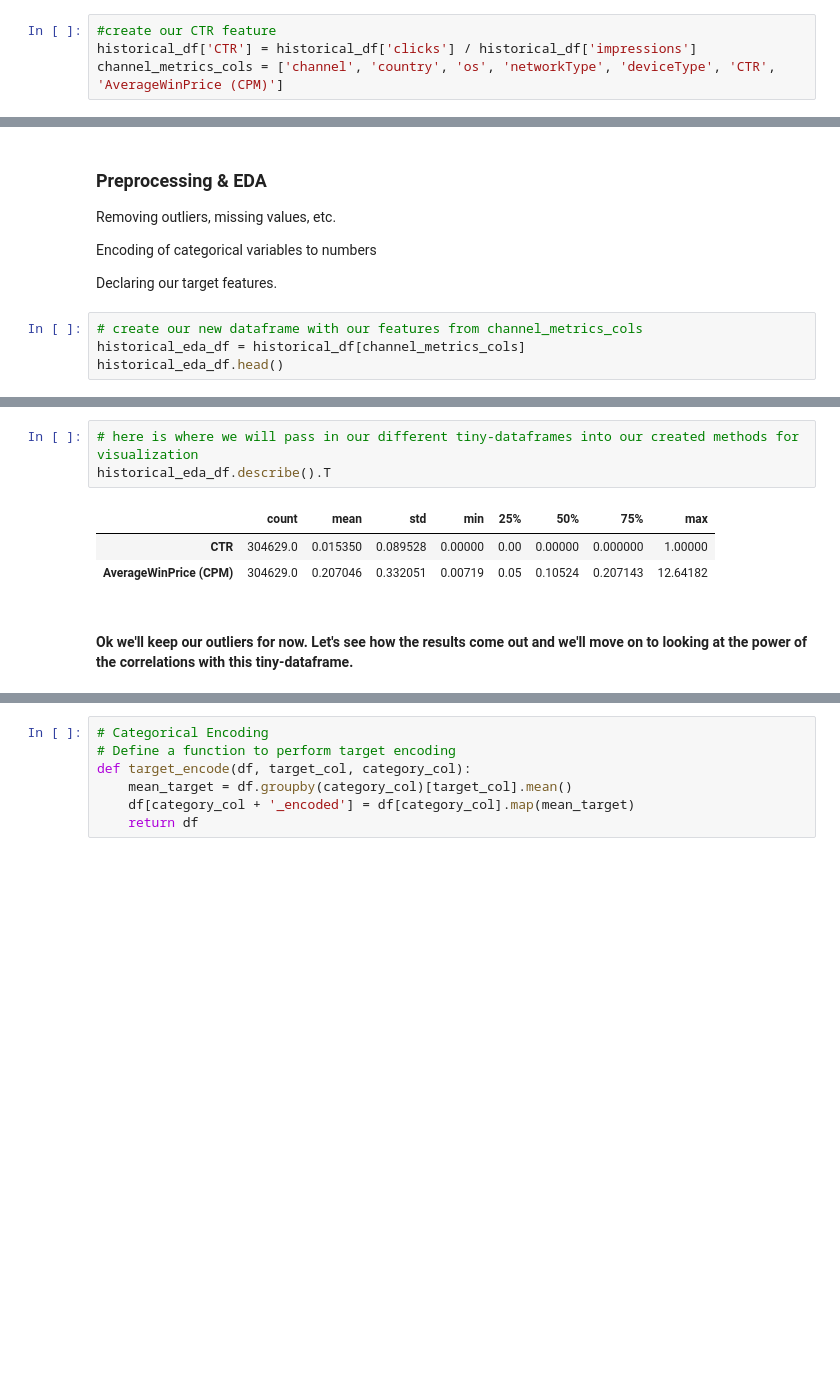
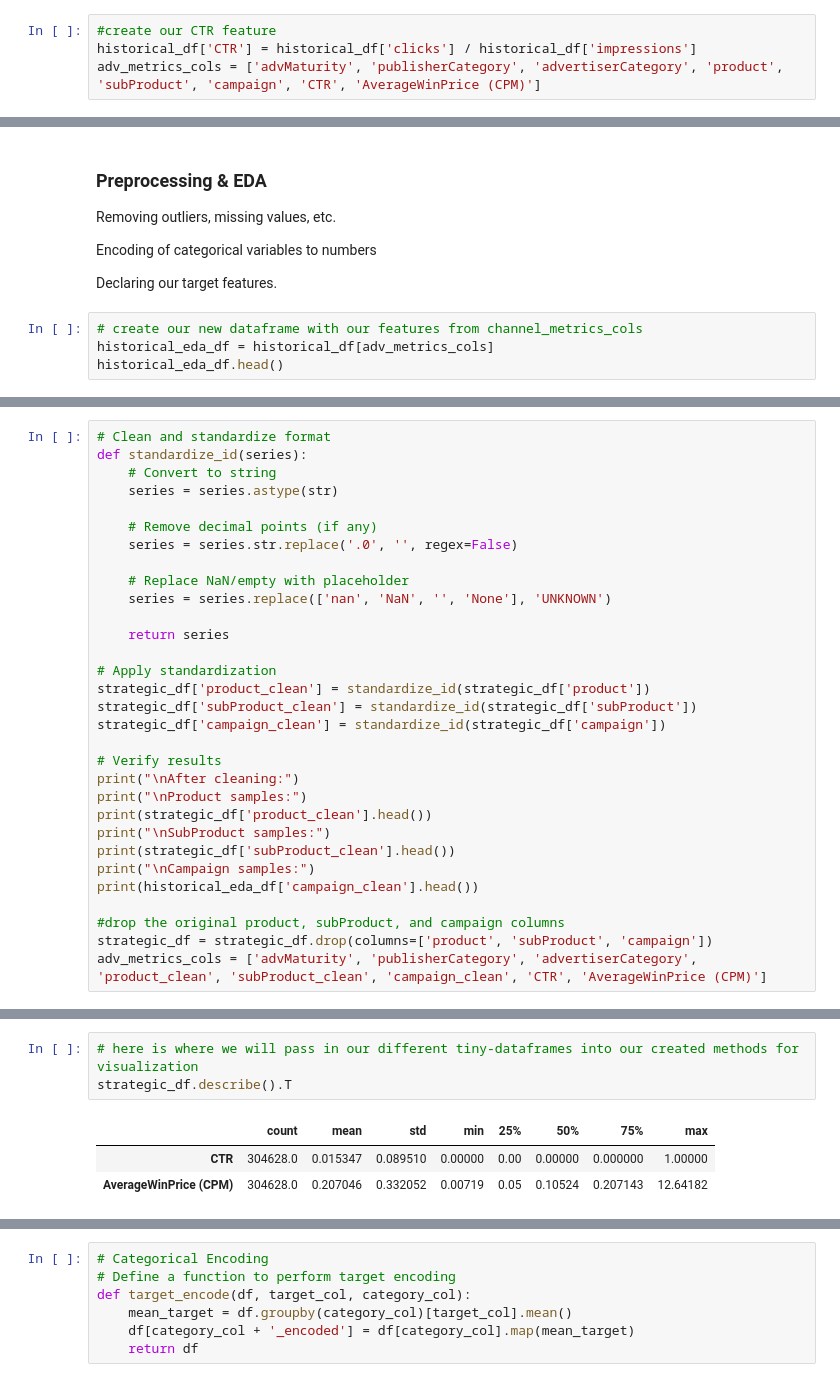
Before and after one commit to ROCstudios/ad-bidding-challenge, a Jupyter notebook: v3_advertiser_product_bid_strategy.ipynb, the cells around one changed output, grey strips where cells are left out. Drawn from its saved outputs; the diff is of its cells as text; blank space fills up the shorter version.

Commit message:
v3 encoding and correlation

```diff
--- a/v3_advertiser_product_bid_strategy.ipynb
+++ b/v3_advertiser_product_bid_strategy.ipynb
@@ -152,7 +154,7 @@ If you’re not satisfied with the results, you could then try a multi-target mo
 # %%
 #create our CTR feature
 historical_df['CTR'] = historical_df['clicks'] / historical_df['impressions']
-channel_metrics_cols = ['channel', 'country', 'os', 'networkType', 'deviceType', 'CTR', 'AverageWinPrice (CPM)']
+adv_metrics_cols = ['advMaturity', 'publisherCategory', 'advertiserCategory', 'product', 'subProduct', 'campaign', 'CTR', 'AverageWinPrice (CPM)']
 # %%
 plt.figure(figsize=(20, 12))
 
@@ -312,6 +206,6 @@ Encoding of categorical variables to numbers
 Declaring our target features.
 # %%
 # create our new dataframe with our features from channel_metrics_cols
-historical_eda_df = historical_df[channel_metrics_cols]
+historical_eda_df = historical_df[adv_metrics_cols]
 historical_eda_df.head()
 # %% [output]
@@ -350,0 +342,31 @@ Looking at what we have above it's clear that we have a lot of outliers in our d
+# %%
+# Clean and standardize format
+def standardize_id(series):
+    # Convert to string
+    series = series.astype(str)
+
+    # Remove decimal points (if any)
+    series = series.str.replace('.0', '', regex=False)
+
+    # Replace NaN/empty with placeholder
+    series = series.replace(['nan', 'NaN', '', 'None'], 'UNKNOWN')
+
+    return series
+
+# Apply standardization
+strategic_df['product_clean'] = standardize_id(strategic_df['product'])
+strategic_df['subProduct_clean'] = standardize_id(strategic_df['subProduct'])
+strategic_df['campaign_clean'] = standardize_id(strategic_df['campaign'])
+
+# Verify results
+print("\nAfter cleaning:")
+print("\nProduct samples:")
+print(strategic_df['product_clean'].head())
+print("\nSubProduct samples:")
+print(strategic_df['subProduct_clean'].head())
+print("\nCampaign samples:")
+print(historical_eda_df['campaign_clean'].head())
+
+#drop the original product, subProduct, and campaign columns
+strategic_df = strategic_df.drop(columns=['product', 'subProduct', 'campaign'])
+adv_metrics_cols = ['advMaturity', 'publisherCategory', 'advertiserCategory', 'product_clean', 'subProduct_clean', 'campaign_clean', 'CTR', 'AverageWinPrice (CPM)']
@@ -351,9 +391,7 @@ Looking at what we have above it's clear that we have a lot of outliers in our d
 # %%
 # here is where we will pass in our different tiny-dataframes into our created methods for visualization
-historical_eda_df.describe().T
+strategic_df.describe().T
 # %% [output]
 |  | count | mean | std | min | 25% | 50% | 75% | max |
-| CTR | 304629.0 | 0.015350 | 0.089528 | 0.00000 | 0.00 | 0.00000 | 0.000000 | 1.00000 |
-| AverageWinPrice (CPM) | 304629.0 | 0.207046 | 0.332051 | 0.00719 | 0.05 | 0.10524 | 0.207143 | 12.64182 |
+| CTR | 304628.0 | 0.015347 | 0.089510 | 0.00000 | 0.00 | 0.00000 | 0.000000 | 1.00000 |
+| AverageWinPrice (CPM) | 304628.0 | 0.207046 | 0.332052 | 0.00719 | 0.05 | 0.10524 | 0.207143 | 12.64182 |
-# %% [markdown]
-#### Ok we'll keep our outliers for now.  Let's see how the results come out and we'll move on to looking at the power of the correlations with this tiny-dataframe.
```
Also changed, not shown: parts of 21 cells of this notebook, 2 other files.
